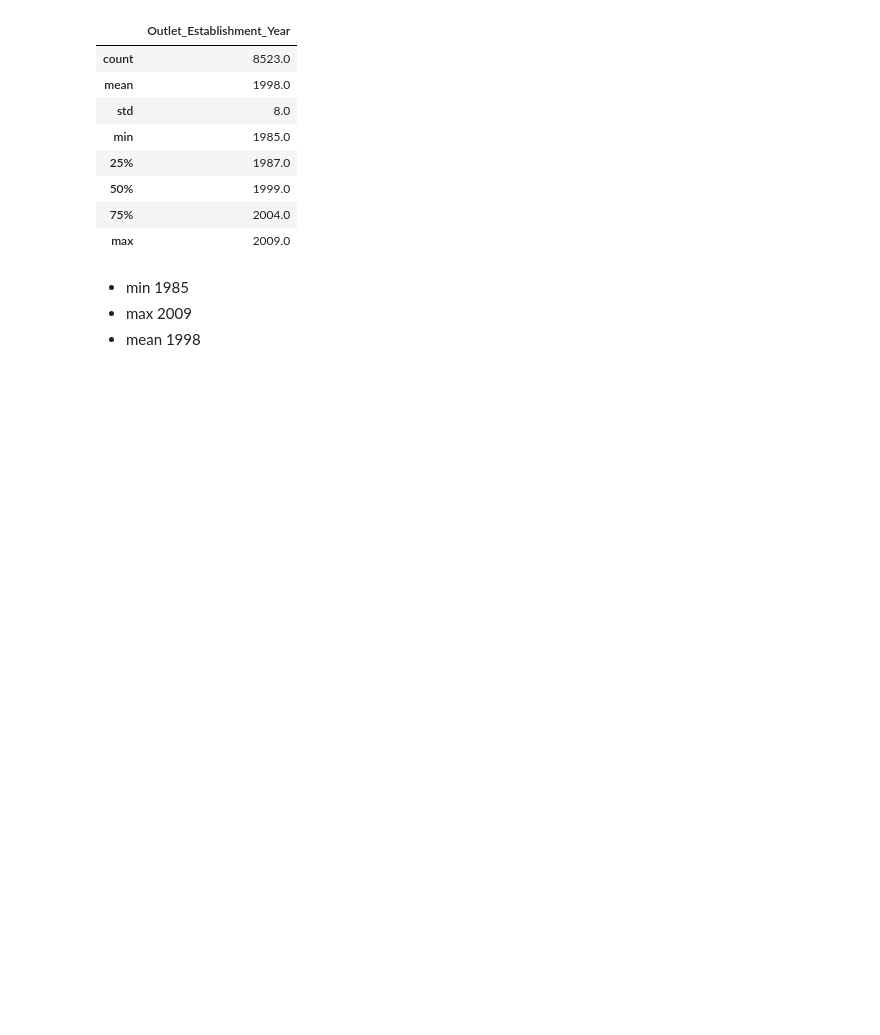
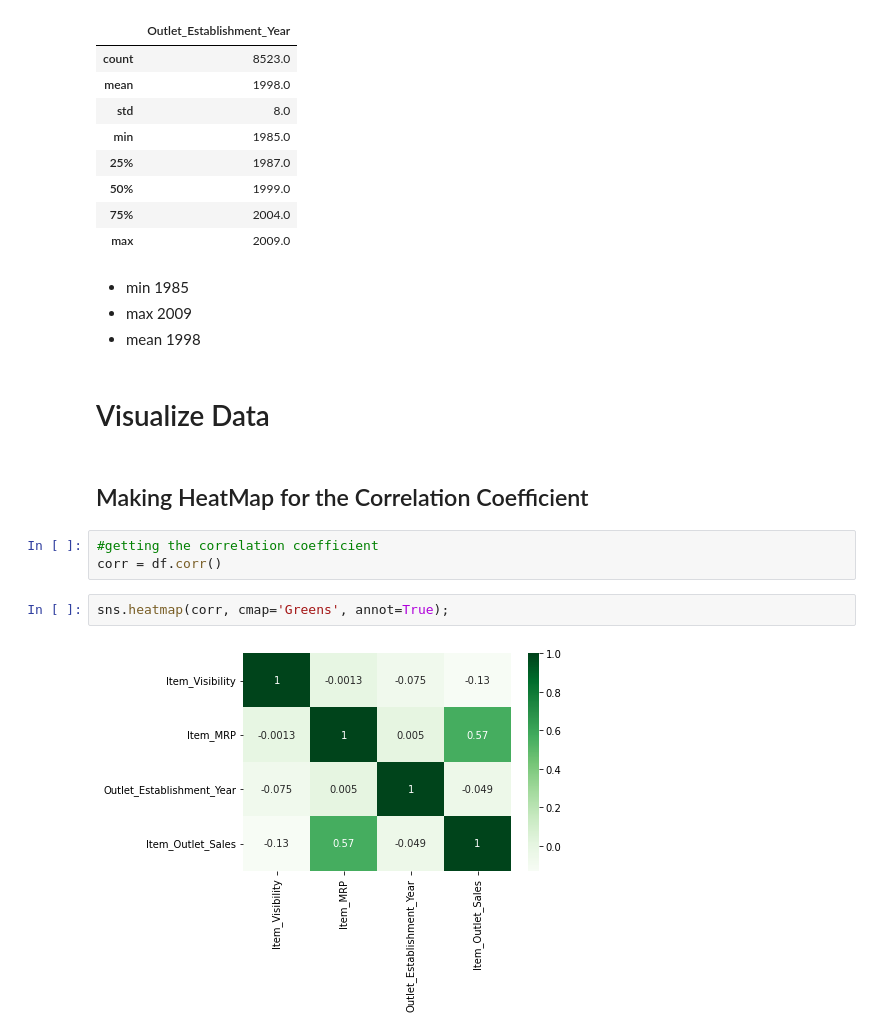
Before and after one commit to guylozius/sales-predictions, a Jupyter notebook: sales_predictions.ipynb, the cells around one changed output. Saved outputs shown, nothing was run; the diff lists cells and outputs as text; blank space fills up the shorter version.

```diff
--- a/sales_predictions.ipynb
+++ b/sales_predictions.ipynb
@@ -346,3 +322,14 @@ df[['Outlet_Establishment_Year']].describe().round()
 - min 1985
 - max 2009
 - mean 1998
+# %% [markdown]
+# Visualize Data
+# %% [markdown]
+## Making HeatMap for the  Correlation Coefficient
+# %%
+#getting the correlation coefficient
+corr = df.corr()
+# %%
+sns.heatmap(corr, cmap='Greens', annot=True);
+# %% [output]
+[figure, added]
```
Also changed, not shown: parts of 14 cells of this notebook.
